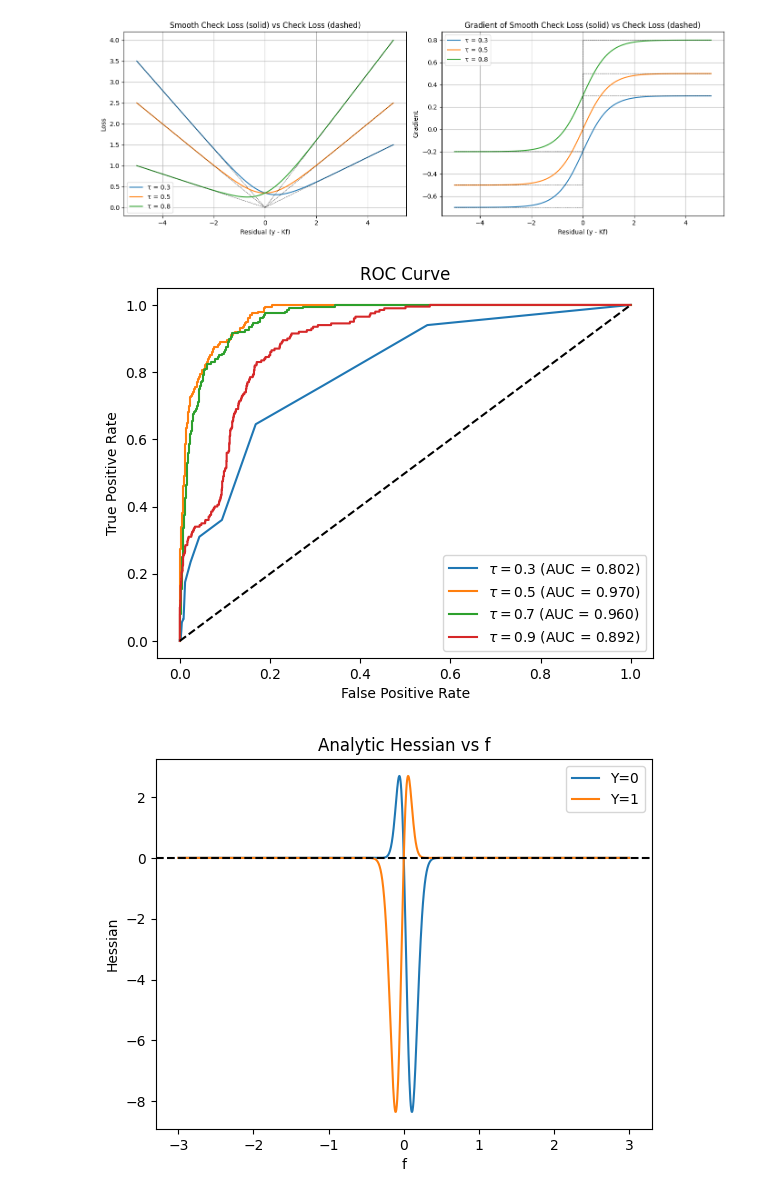
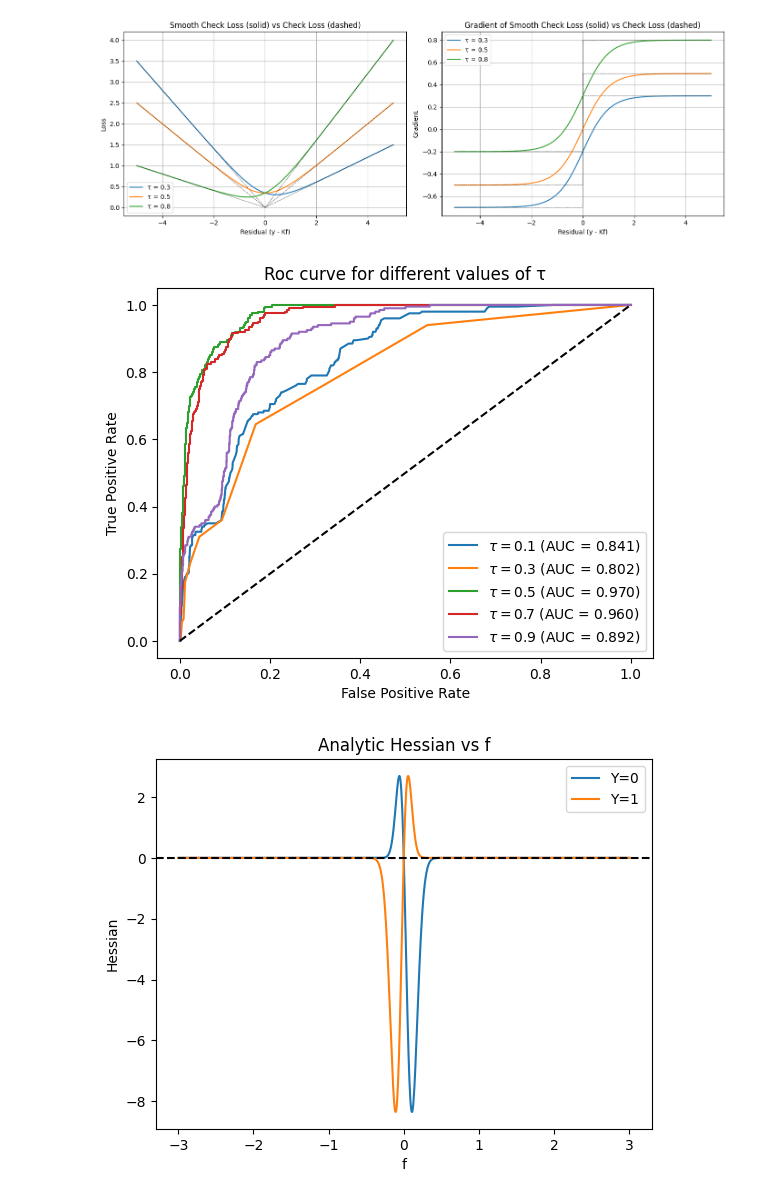
Before and after one commit to Lauryne-Moyse/MSc_Code_Public, a Jupyter notebook: Code_project.ipynb, the cells around one changed output. Saved outputs shown, nothing was run; the diff lists cells and outputs as text; code cells hidden in the pictures.

```diff
--- a/Code_project.ipynb
+++ b/Code_project.ipynb
@@ -903,7 +924,7 @@ def grid_search_tau_interpolated(X_train, y_train, X_test, y_test,
     Grid search over tau (with optional interpolation) to find the tau that optimizes opt_metric.
     """
     metrics_names = [
-        "f1", "accuracy", "balanced_accuracy",
+        "f1", "accuracy", "roc_auc", "pr_auc",
         "recall", "precision", "specificity",
     ]
     if opt_metric not in metrics_names:
@@ -926,15 +947,20 @@ def grid_search_tau_interpolated(X_train, y_train, X_test, y_test,
                             tau=tau, eta=eta, h=h, t=t,
                             random_state=random_state, base_learner=base_learner
                         )
+                # Fit and predict
+                model.fit(X_train_val, y_train_val)
+                y_pred = model.predict(X_val)
+                y_prob = model.predict_quantile(X_val)
+
             elif model_type=="XGB":
-                 model = XGBSQBC(tau=tau, alpha=alpha, h=h)
-
-            # Fit and predict
-            model.fit(X_train_val, y_train_val)
-            y_pred = model.predict(X_val)
+                model = XGBSQBC(tau=tau, alpha=alpha, h=h)
+                # Fit and predict
+                model.fit(X_train_val, y_train_val)
+                y_pred = model.predict(X_val)
+                y_prob = model.predict_proba(X_val)[:,1]
 
             # Retrieve metrics
-            metrics = evaluate(y_val, y_pred, cost_10, cost_01, cost_11, cost_00, plot=False)
+            metrics = evaluate(y_val, y_pred, y_prob, plot=False)
             for m in metric_curves:
                 metric_curves[m][i] += metrics[m] / n_splits  # average over folds
 
@@ -962,7 +988,8 @@ def grid_search_tau_interpolated(X_train, y_train, X_test, y_test,
                 )
         model.fit(X_train, y_train)
         y_pred = model.predict(X_test)
-        metrics_at_best = evaluate(y_test, y_pred, cost_10, cost_01, cost_11, cost_00, plot=False)
+        y_prob = model.predict_quantile(X_test)
+        metrics_at_best = evaluate(y_test, y_pred, y_prob, plot=False)
         metrics_at_best["Threshold"] = model.t
 
 
@@ -970,7 +997,8 @@ def grid_search_tau_interpolated(X_train, y_train, X_test, y_test,
         model = XGBSQBC(tau=best_tau, alpha=alpha, h=h)
         model.fit(X_train, y_train)
         y_pred = model.predict(X_test)
-        metrics_at_best = evaluate(y_test, y_pred, cost_10, cost_01, cost_11, cost_00, plot=False)
+        y_prob = model.predict_proba(X_test)[:,1]
+        metrics_at_best = evaluate(y_test, y_pred, y_prob, plot=False)
         metrics_at_best["Threshold"] = 0.5
 
     else:
@@ -1337,7 +1330,7 @@ class GradSQBC(BaseEstimator):
 def train_eval_grad_sqbc(
         X_train, y_train, X_test, y_test,
         theta=0, alpha=0.5, h=0.1, t=0, lr_theta=0.1,
-        opt_metric="f1", opt_thresh=False, method=2,
+        opt_metric="f1", opt_thresh=False, method=1,
         verbose=False
     ):
 
@@ -1351,7 +1344,9 @@ def train_eval_grad_sqbc(
 
     if opt_thresh==True:
         metrics, threshold = optimize_threshold_sqbc(
-            model, X_train, y_train, X_test, y_test, opt_metric=opt_metric, verbose=verbose
+            model, X_train, y_train, X_test, y_test,
+            opt_metric=opt_metric, method=method,
+            verbose=verbose
         )
         metrics["Threshold"] = round(threshold, 2)
 
@@ -1361,9 +1356,15 @@ def train_eval_grad_sqbc(
         elif method==2:
             model.fit2(X_train, y_train)
         y_pred = model.predict(X_test)
-        metrics = evaluate(y_test, y_pred, plot=False)
+        y_prob = model.predict_quantile(X_test)
+        metrics = evaluate(y_test, y_pred, y_prob, plot=False)
         metrics["Threshold"] = 0.0
 
     metrics["Level_tau"] = round(model.tau, 2)
 
     return metrics
+# %%
+model = GradSQBC()
+model.fit1(X_train_heart, y_train_heart, theta=0.3, verbose=True)
+pred =  model.predict(X_test_heart)
+evaluate(y_test_heart, pred)
@@ -2573,28 +2894,29 @@ plt.show()
 # %%
 from sklearn.metrics import roc_curve
 # %%
-tau_range = [0.3, 0.5, 0.7, 0.9]
+tau_range = [0.1, 0.3, 0.5, 0.7, 0.9]
 
 for tau in tau_range:
 
     sqbc = SQBC(tau=tau)
     sqbc.fit(X_train_01, y_train_01)
 
     scores = sqbc.predict_quantile(X_test_01)
 
     fpr, tpr, thresholds = roc_curve(y_test_01, scores)
     auc = roc_auc_score(y_test_01, scores)
 
     plt.plot(fpr, tpr, label=fr'$\tau={tau}$ (AUC = {auc:.3f})')
 
 plt.plot([0, 1], [0, 1], 'k--')
 plt.xlabel("False Positive Rate")
 plt.ylabel("True Positive Rate")
-plt.title("ROC Curve")
+plt.title("Roc curve for different values of τ")
 plt.legend()
+plt.savefig("roc_curve.png", dpi=300, format="png")
 plt.show()
 # %% [output]
-[figure, old version]
+[figure, new version]
 # %%
 # params
 h = 0.1
```
Also changed, not shown: parts of 16 cells of this notebook, 15 other files.
